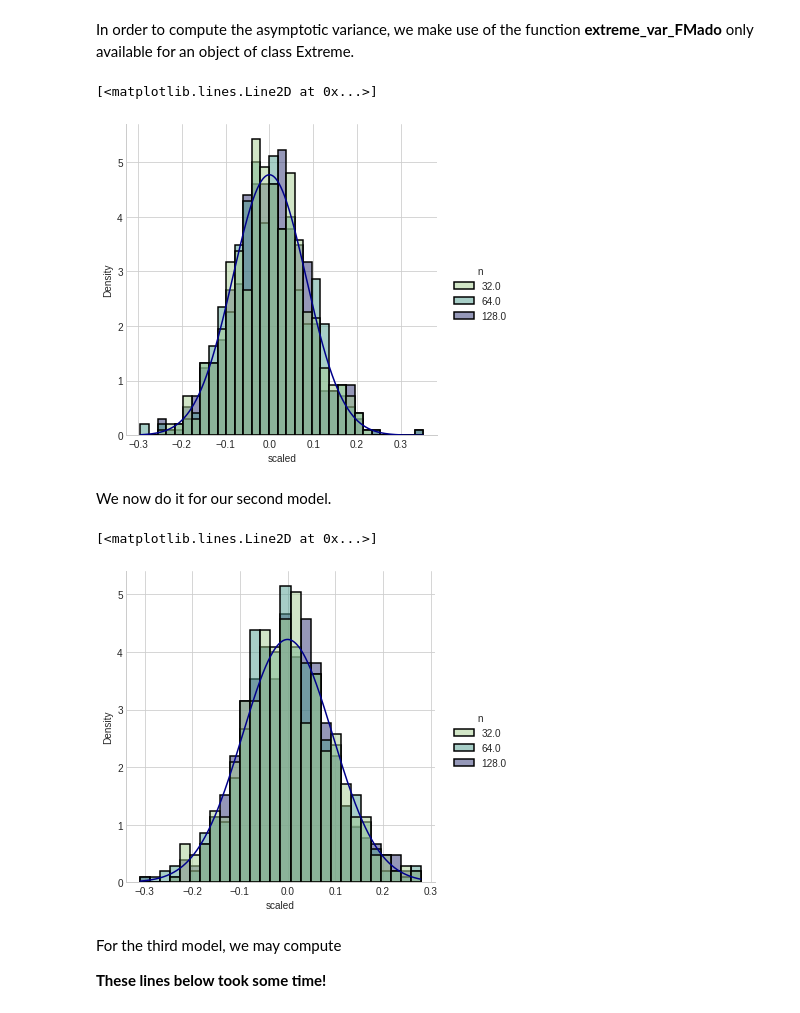
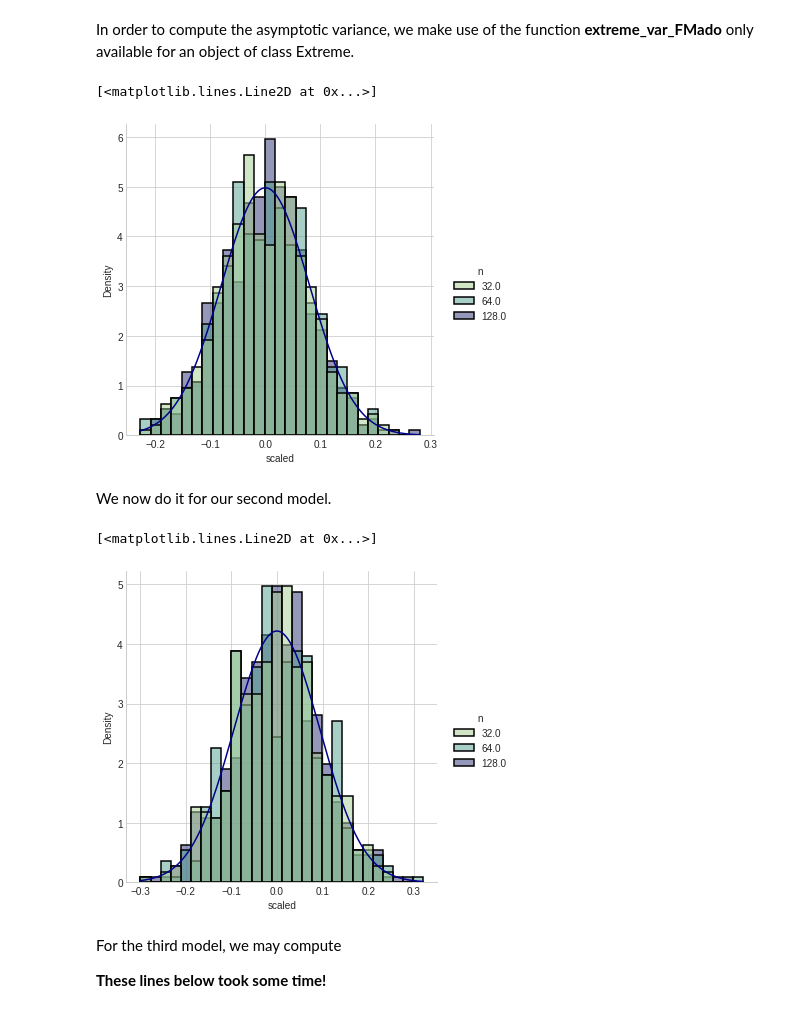
Before and after one commit to Aleboul/var_FMado, a Jupyter notebook: tutorial/bivariate.ipynb, the cells around one changed output. Cells and saved outputs as stored; diff of their text form; code cells hidden in the pictures.

```diff
--- a/tutorial/bivariate.ipynb
+++ b/tutorial/bivariate.ipynb
@@ -376,26 +365,24 @@ n_sample = [32,64,128]
 theta = 5/2
 psi1 = 0.1
 psi2 = 1.0
-lmbd = 0.5
-random_seed = 42
-copula = extreme_value_copula.Asy_log(copula_type = 'ASYMMETRIC_LOGISTIC', random_seed = random_seed, theta = theta, n_sample = np.max(n_sample), psi1 = psi1, psi2 = psi2)
+copula = extreme_value_copula.Asy_log(theta = theta, n_sample = np.max(n_sample), psi1 = psi1, psi2 = psi2)
 Monte = monte_carlo.Monte_Carlo(n_iter= n_iter, n_sample= n_sample, lmbd = lmbd,random_seed= random_seed, copula= copula)
 # %% [markdown]
 In order to compute the asymptotic variance, we make use of the function **extreme_var_FMado** only available for an object of class Extreme.
 # %%
-df_FMado = Monte.simu()
+df_FMado = Monte.simu(norm.ppf)
 df_FMado
 
-sigma = np.sqrt(copula.extreme_var_FMado(lmbd))
+sigma = np.sqrt(copula.var_FMado(lmbd))
 
 x = np.linspace(min(df_FMado['scaled']), max(df_FMado['scaled']), 1000)
 gauss = gauss_function(x,0, sigma)
 
 sns.displot(data = df_FMado, x = "scaled", hue = "n", palette= "crest", kind = 'hist',stat = 'density', common_norm = False, alpha = 0.5, fill = True, linewidth = 1.5)
 plt.plot(x,gauss, color = 'darkblue')
 # %% [output]
 [<matplotlib.lines.Line2D at 0x...>]
-[figure, old version]
+[figure, new version]
 # %% [markdown]
 We now do it for our second model.
 # %%
@@ -406,13 +393,13 @@ psi1 = 0.5
 psi2 = 1.0
 lmbd = 0.5
 random_seed = 42
-copula = extreme_value_copula.Asy_neg_log(copula_type = 'ASYMMETRIC_NEGATIVE_LOGISTIC', random_seed = random_seed, theta = theta, n_sample = np.max(n_sample), psi1 = psi1, psi2 = psi2)
+copula = extreme_value_copula.Asy_neg_log(theta = theta, n_sample = np.max(n_sample), psi1 = psi1, psi2 = psi2)
 Monte = monte_carlo.Monte_Carlo(n_iter= n_iter, n_sample= n_sample, lmbd = lmbd,random_seed= random_seed, copula= copula)
 
-df_FMado = Monte.simu()
+df_FMado = Monte.simu(norm.ppf)
 df_FMado
 
-sigma = np.sqrt(copula.extreme_var_FMado(lmbd))
+sigma = np.sqrt(copula.var_FMado(lmbd))
 
 x = np.linspace(min(df_FMado['scaled']), max(df_FMado['scaled']), 1000)
 gauss = gauss_function(x,0, sigma)
@@ -421,7 +408,7 @@ sns.displot(data = df_FMado, x = "scaled", hue = "n", palette= "crest", kind = '
 plt.plot(x,gauss, color = 'darkblue')
 # %% [output]
 [<matplotlib.lines.Line2D at 0x...>]
-[figure, old version]
+[figure, new version]
 # %% [markdown]
 For the third model, we may compute
 
```
Also changed, not shown: parts of 26 cells of this notebook.
